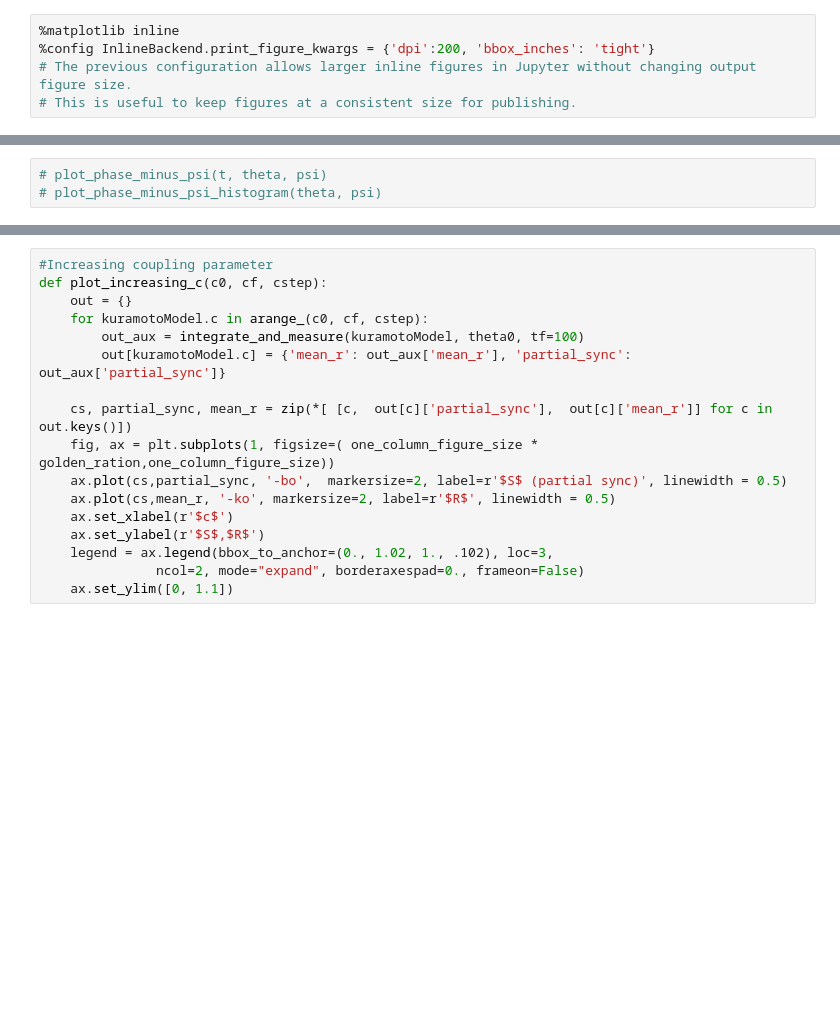
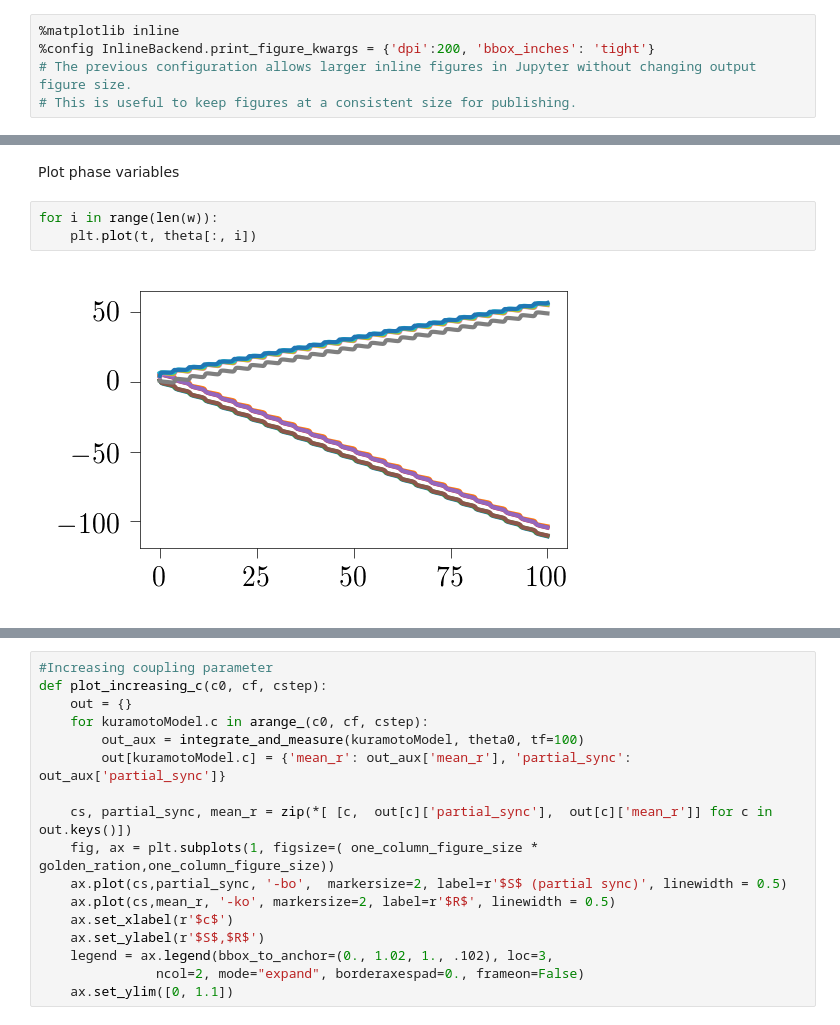
Before and after one commit to cbnfreitas/kuramoto_model_integrate_and_plot, a Jupyter notebook: run_integrate_measure_and_plot.ipynb, the cells around one changed output, grey strips where cells are left out. Cells and saved outputs as stored; diff of their text form; blank space fills up the shorter version.

```diff
--- a/run_integrate_measure_and_plot.ipynb
+++ b/run_integrate_measure_and_plot.ipynb
@@ -47,5 +71,9 @@ plt.savefig("tex_example\\orderParameter.pdf")
 # %% [output]
 [figure]
-# %%
-# plot_phase_minus_psi(t, theta, psi)
-# plot_phase_minus_psi_histogram(theta, psi)
+# %% [markdown]
+Plot phase variables
+# %%
+for i in range(len(w)):
+    plt.plot(t, theta[:, i])
+# %% [output]
+[figure, added]
```
Also changed, not shown: parts of 20 cells of this notebook.
